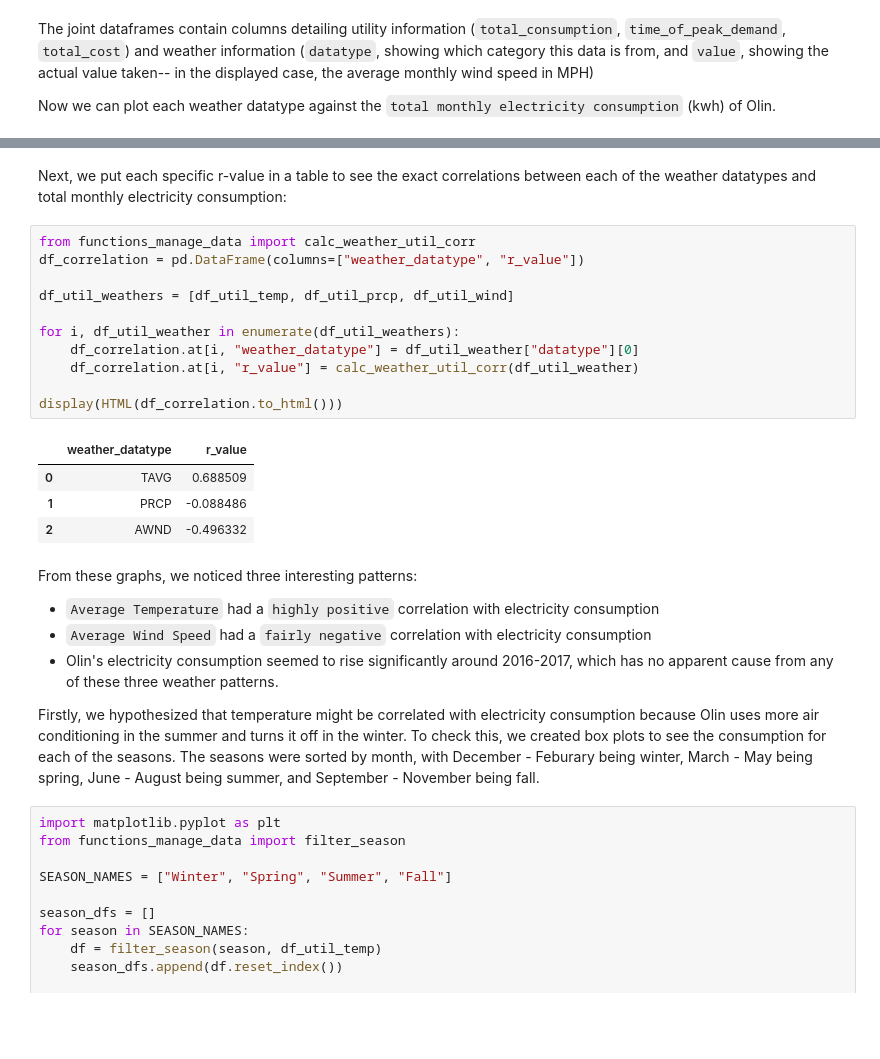
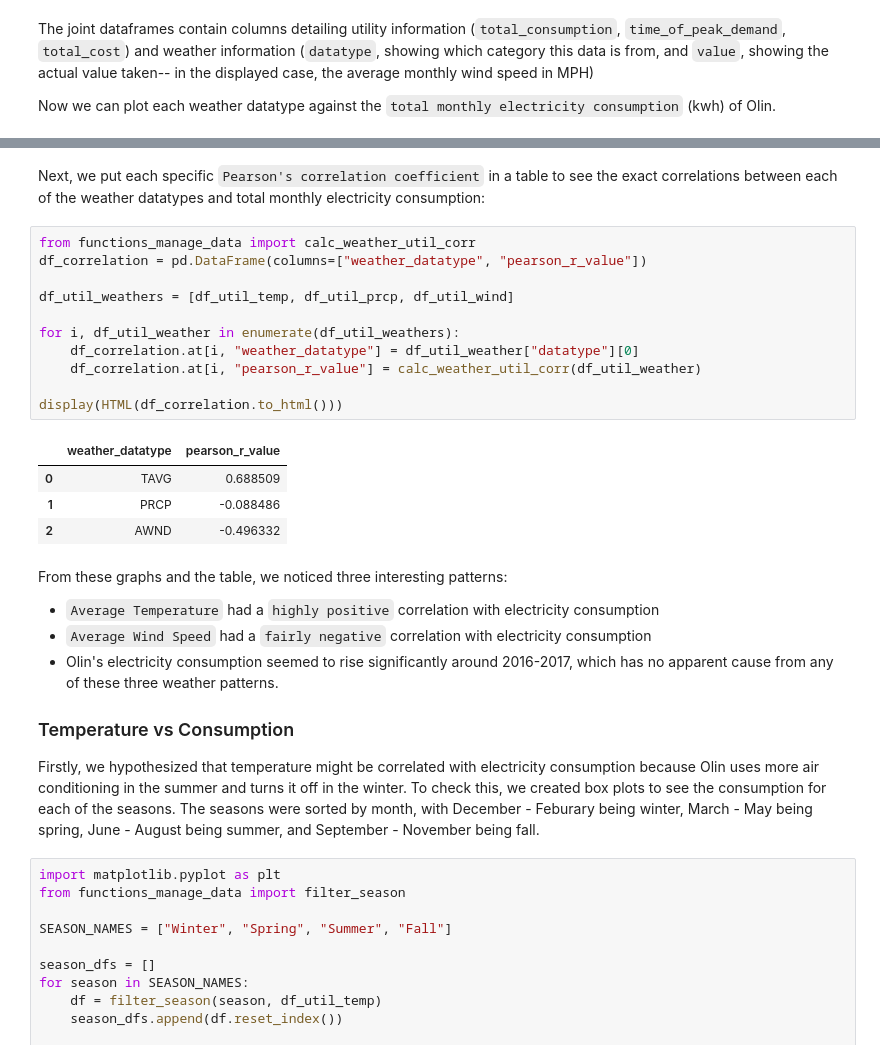
Before and after one commit to cory0417/weather-olin-utilities, a Jupyter notebook: computational_essay_full.ipynb, the cells around one changed output, grey strips where cells are left out. Cells and saved outputs as stored; diff of their text form; blank space fills up the shorter version.

```diff
--- a/computational_essay_full.ipynb
+++ b/computational_essay_full.ipynb
@@ -200,27 +200,29 @@ plot_weather_util_2_plots(df_util_wind)
 # %% [markdown]
-Next, we put each specific r-value in a table to see the exact correlations between each of the weather datatypes and total monthly electricity consumption:
+Next, we put each specific `Pearson's correlation coefficient` in a table to see the exact correlations between each of the weather datatypes and total monthly electricity consumption:
 # %%
 from functions_manage_data import calc_weather_util_corr
-df_correlation = pd.DataFrame(columns=["weather_datatype", "r_value"])
+df_correlation = pd.DataFrame(columns=["weather_datatype", "pearson_r_value"])
 
 df_util_weathers = [df_util_temp, df_util_prcp, df_util_wind]
 
 for i, df_util_weather in enumerate(df_util_weathers):
     df_correlation.at[i, "weather_datatype"] = df_util_weather["datatype"][0]
-    df_correlation.at[i, "r_value"] = calc_weather_util_corr(df_util_weather)
+    df_correlation.at[i, "pearson_r_value"] = calc_weather_util_corr(df_util_weather)
 
 display(HTML(df_correlation.to_html()))
 # %% [output]
-|  | weather_datatype | r_value |
+|  | weather_datatype | pearson_r_value |
 | 0 | TAVG | 0.688509 |
 | 1 | PRCP | -0.088486 |
 | 2 | AWND | -0.496332 |
 # %% [markdown]
-From these graphs, we noticed three interesting patterns:
+From these graphs and the table, we noticed three interesting patterns:
 - `Average Temperature` had a `highly positive` correlation with electricity consumption
 - `Average Wind Speed` had a `fairly negative` correlation with electricity consumption
 - Olin's electricity consumption seemed to rise significantly around 2016-2017, which has no apparent cause from any of these three weather patterns.
 
+### Temperature vs Consumption
+
 Firstly, we hypothesized that temperature might be correlated with electricity consumption because Olin uses more air conditioning in the summer and turns it off in the winter. To check this, we created box plots to see the consumption for each of the seasons. The seasons were sorted by month, with December - Feburary being winter, March - May being spring, June - August being summer, and September - November being fall.
 # %%
 import matplotlib.pyplot as plt
```
Also changed, not shown: parts of 4 cells of this notebook, 4 other files.
